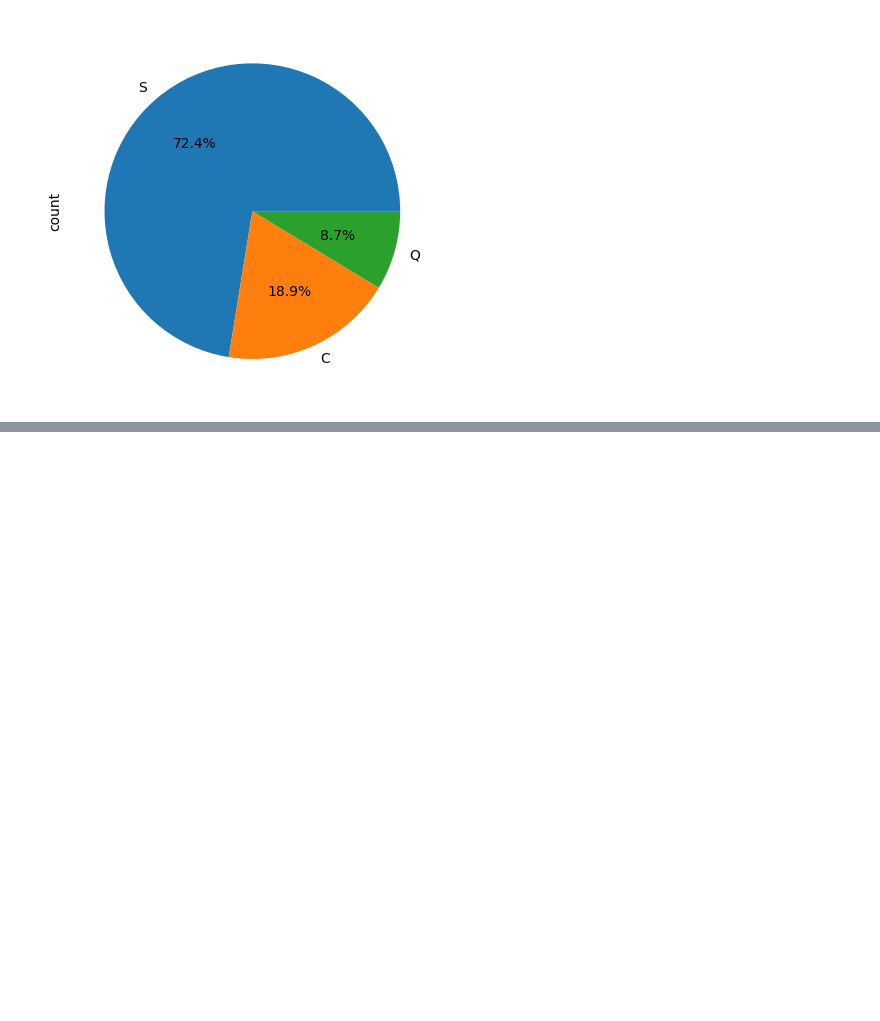
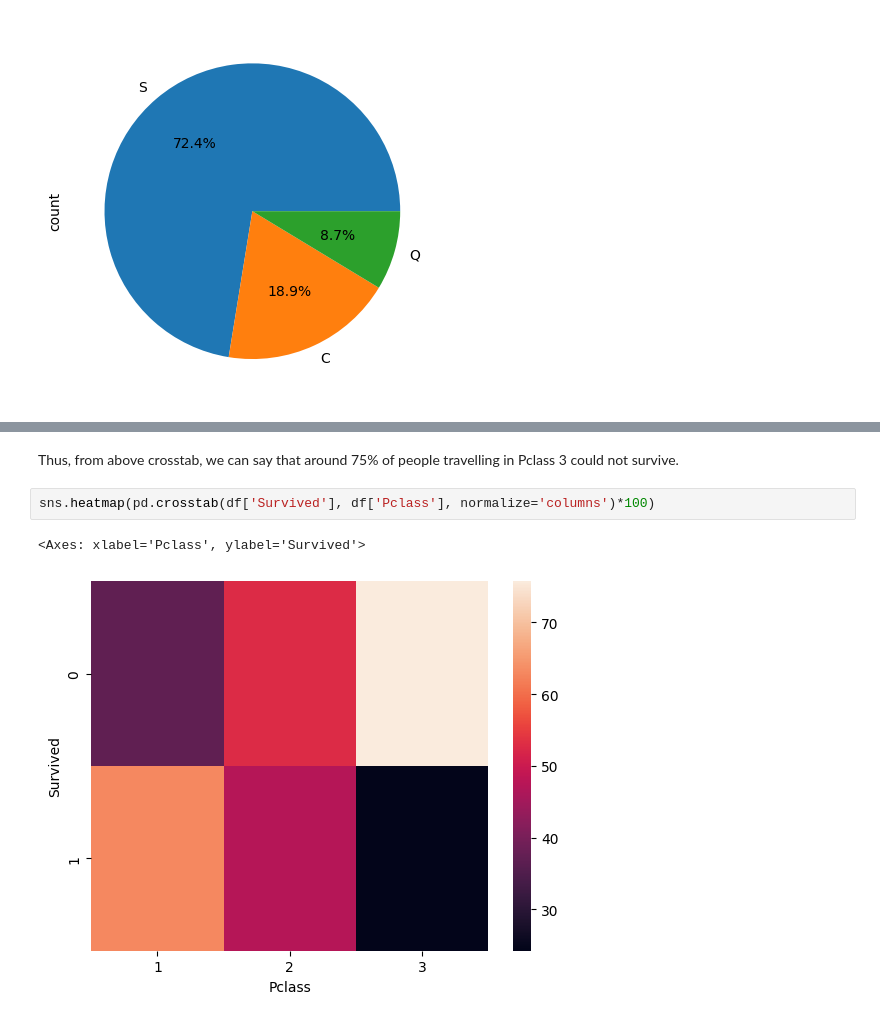
Before and after one commit to shahpranshu27/HandsOn_ML, a Jupyter notebook: EDA.ipynb, the cells around one changed output, grey strips where cells are left out. Saved outputs shown, nothing was run; the diff lists cells and outputs as text; blank space fills up the shorter version.

```diff
--- a/EDA.ipynb
+++ b/EDA.ipynb
@@ -364,0 +389,7 @@ df['Embarked'].value_counts().plot(kind='pie', autopct='%1.1f%%')
+# %% [markdown]
+Thus, from above crosstab, we can say that around 75% of people travelling in Pclass 3 could not survive.
+# %%
+sns.heatmap(pd.crosstab(df['Survived'], df['Pclass'], normalize='columns')*100)
+# %% [output]
+<Axes: xlabel='Pclass', ylabel='Survived'>
+[figure, added]
```
Also changed, not shown: parts of 12 cells of this notebook.
